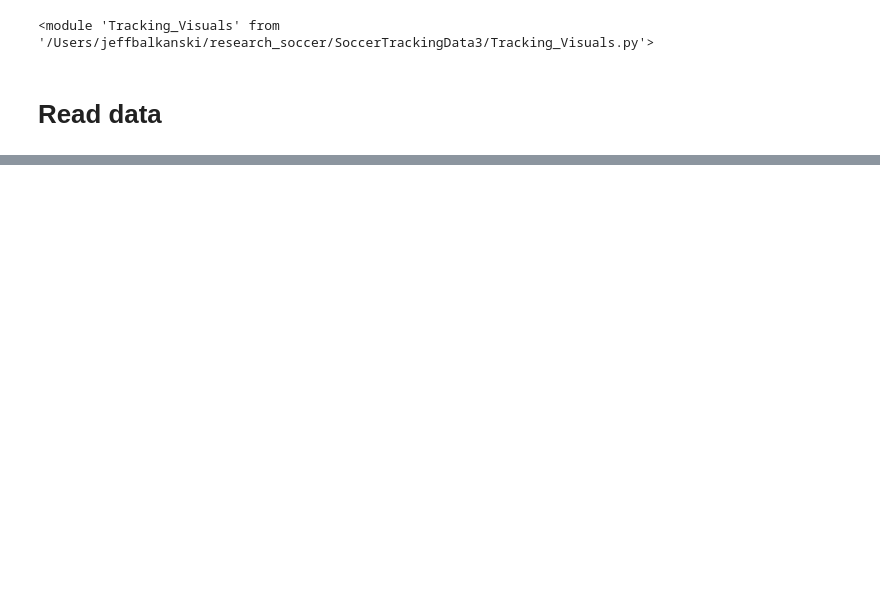
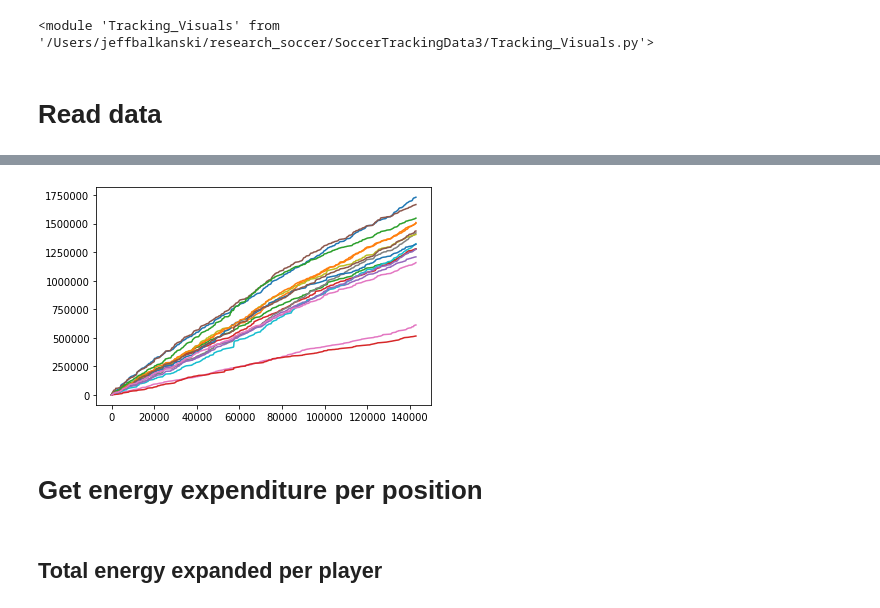
Before and after one commit to Jbalkan/SoccerTrackingData3, a Jupyter notebook: 3_Aalborg.ipynb, the cells around one changed output, grey strips where cells are left out. Saved outputs shown, nothing was run; the diff lists cells and outputs as text; code cells hidden in the pictures; blank space fills up the shorter version.

```diff
--- a/3_Aalborg.ipynb
+++ b/3_Aalborg.ipynb
@@ -53,2 +167,4 @@ team1_players
+# %%
+player = all_players['obj'].iloc[4]
 # %%
-player = team0_players[14]
+player
@@ -94,0 +191,10 @@ plt.plot(EX)
+# %%
+# get all values
+metric_values = []
+for row in players_full_game.to_dict(orient='records'):
+    player = row['obj']
+    print(player, row['Team'], row['jersey_num'])
+    val_array = fatigue.get_energy_expenditure(player)
+    metric_values.append([row['Team'], row['jersey_num'], row['start_pos'], row['start_pos_super'], val_array])
+
+EX_all = np.array(metric_values)
@@ -94,0 +219,14 @@ plt.plot(EX)
+# %%
+# all cumulative
+cumul_EX_per_pos = [(x[:3], np.cumsum(x[4])) for x in metric_values]
+# %%
+# plot all
+for pos, vals in cumul_EX_per_pos:
+    plt.plot(vals)
+    plt.plot()
+# %% [output]
+[figure, added]
+# %% [markdown]
+# Get energy expenditure per position
+# %% [markdown]
+## Total energy expanded per player
```
Also changed, not shown: parts of 50 cells of this notebook, 4 other files.
